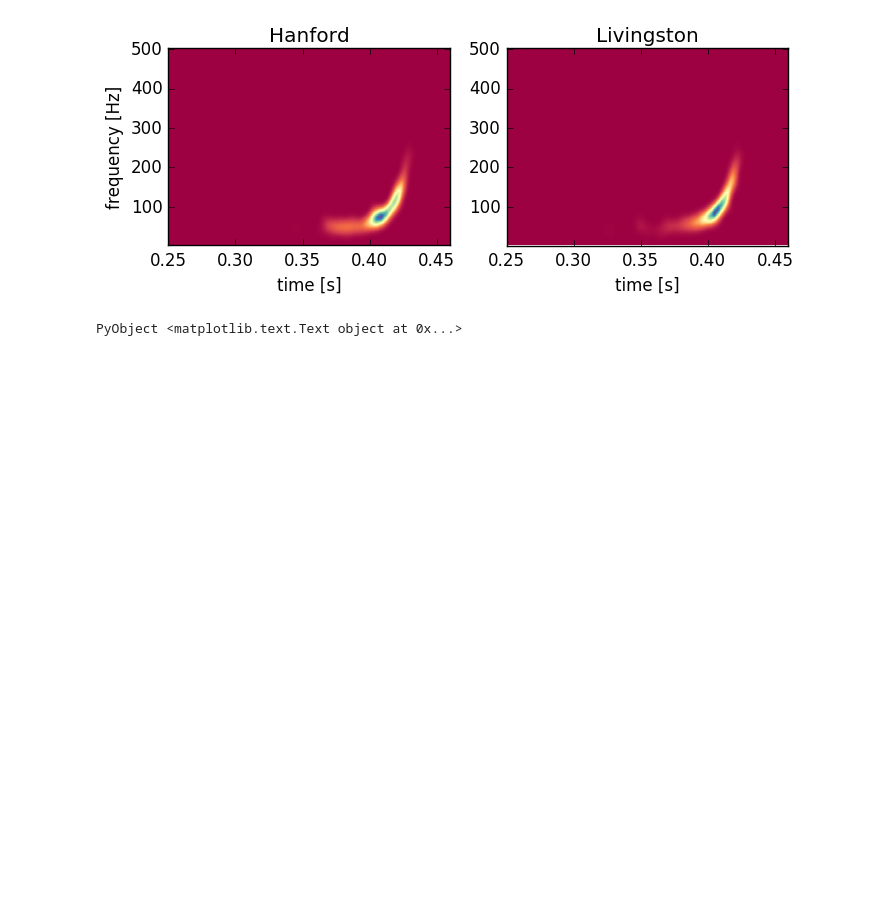
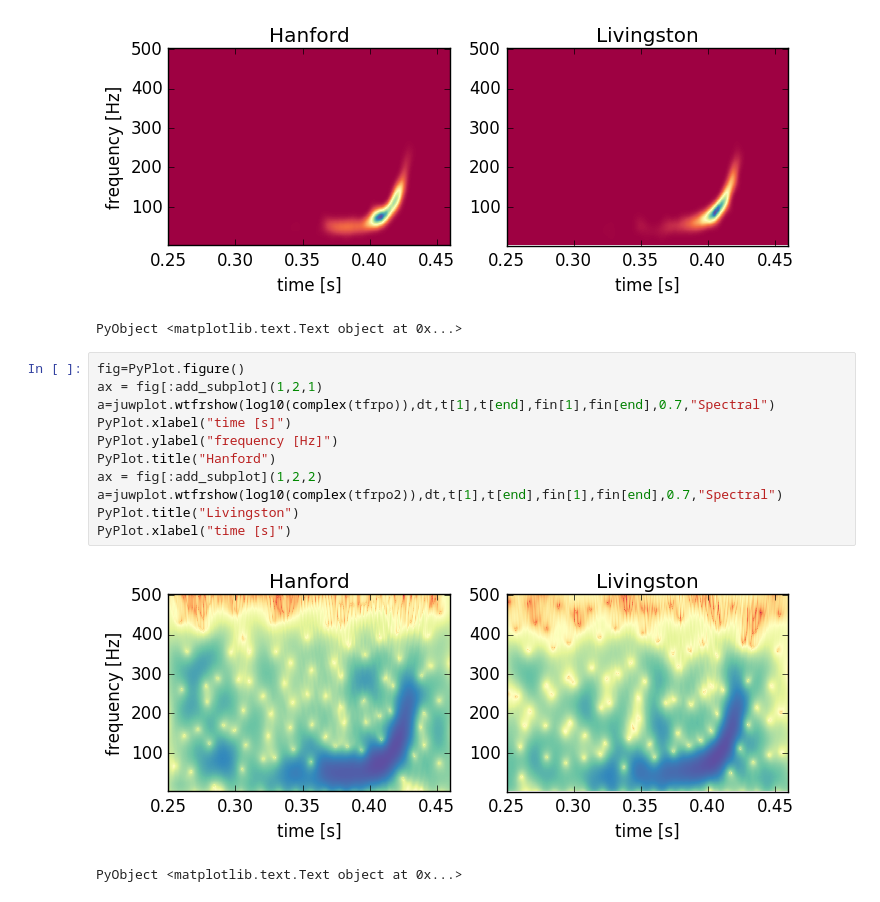
Before and after one commit to HajimeKawahara/juwvid, a Jupyter notebook: ipynb/Application to LIGO data.ipynb, the cells around one changed output. Cells and saved outputs as stored; diff of their text form; blank space fills up the shorter version.

```diff
--- a/ipynb/Application to LIGO data.ipynb
+++ b/ipynb/Application to LIGO data.ipynb
@@ -105,3 +105,17 @@ PyPlot.xlabel("time [s]")
 # %% [output]
 [figure]
 PyObject <matplotlib.text.Text object at 0x...>
+# %%
+fig=PyPlot.figure()
+ax = fig[:add_subplot](1,2,1)
+a=juwplot.wtfrshow(log10(complex(tfrpo)),dt,t[1],t[end],fin[1],fin[end],0.7,"Spectral")
+PyPlot.xlabel("time [s]")
+PyPlot.ylabel("frequency [Hz]")
+PyPlot.title("Hanford")
+ax = fig[:add_subplot](1,2,2)
+a=juwplot.wtfrshow(log10(complex(tfrpo2)),dt,t[1],t[end],fin[1],fin[end],0.7,"Spectral")
+PyPlot.title("Livingston")
+PyPlot.xlabel("time [s]")
+# %% [output]
+[figure, added]
+PyObject <matplotlib.text.Text object at 0x...>
```
Also changed, not shown: 2 other files.
